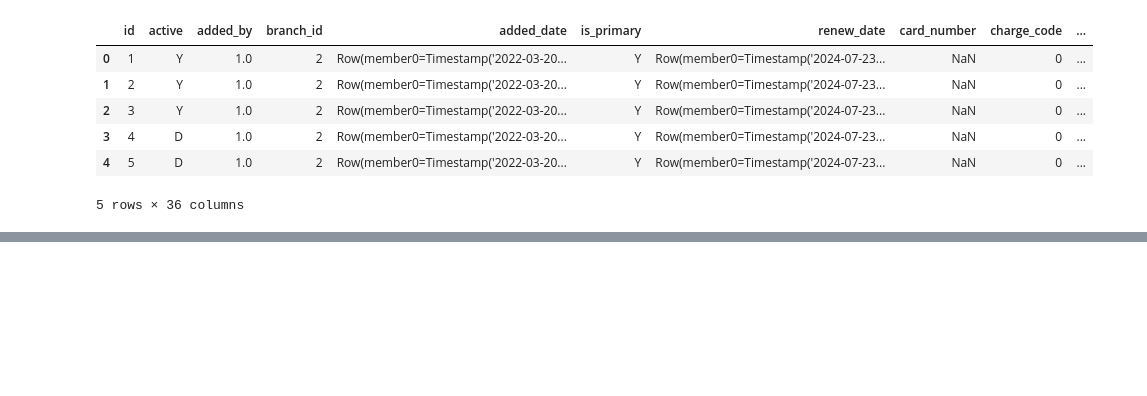
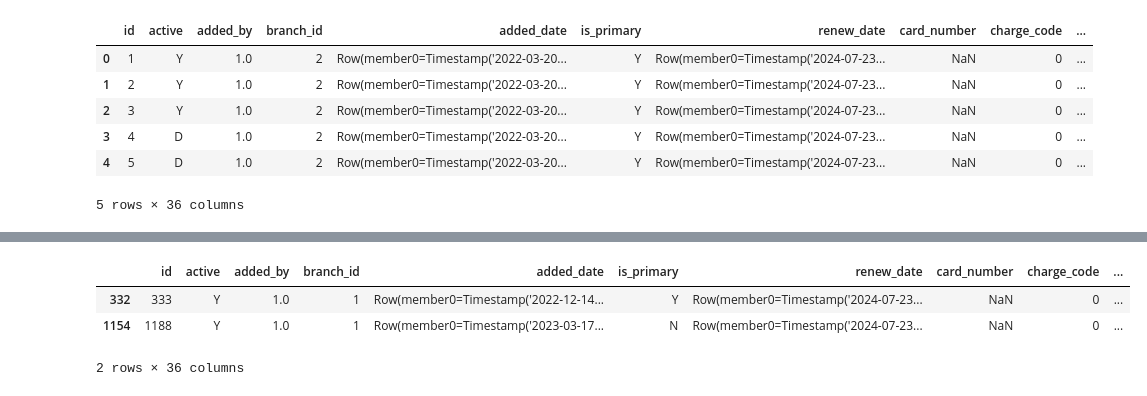
Before and after one commit to dlytica-gcp/masked_original, a Jupyter notebook: mobile_banking/bank_account/bank_account.ipynb, the cells around one changed output, grey strips where cells are left out. Drawn from its saved outputs; the diff is of its cells as text; code cells hidden in the pictures; blank space fills up the shorter version.

```diff
--- a/mobile_banking/bank_account/bank_account.ipynb
+++ b/mobile_banking/bank_account/bank_account.ipynb
@@ -12,0 +110,6 @@ df_bank_acc.head()
+# %%
+df_bankxp_bank_acc['account_number']=dresult['foracid_t']
+df_bankxp_bank_acc['account_holder_name']=dresult['acct_name']
+df_bankxp_bank_acc['account_owner_cbs_id']=dresult['cif_id']
+
+df_bankxp_bank_acc['account_owner_cbs_id']
@@ -12,0 +129,9 @@ df_bank_acc.head()
+# %%
+df_bankxp_bank_acc = df_bankxp_bank_acc[df_bankxp_bank_acc['account_owner_cbs_id'].notna()]
+# %%
+df_bankxp_bank_acc
+# %% [output]
+|  | id | active | added_by | branch_id | added_date | is_primary | renew_date | card_number | charge_code | ... |
+| 332 | 333 | Y | 1.0 | 1 | Row(member0=Timestamp('2022-12-14... | Y | Row(member0=Timestamp('2024-07-23... | NaN | 0 | ... |
+| 1154 | 1188 | Y | 1.0 | 1 | Row(member0=Timestamp('2023-03-17... | N | Row(member0=Timestamp('2024-07-23... | NaN | 0 | ... |
+2 rows × 36 columns
```
Also changed, not shown: parts of 12 cells of this notebook, 11 other files.
